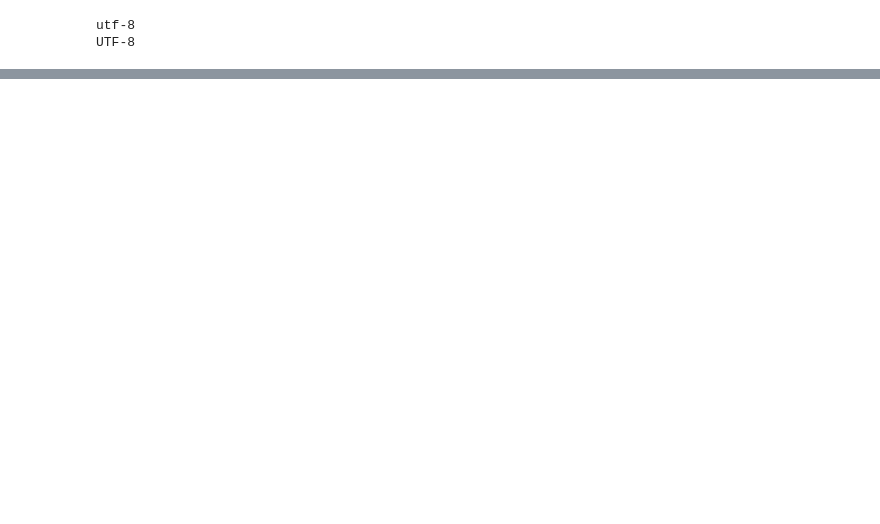
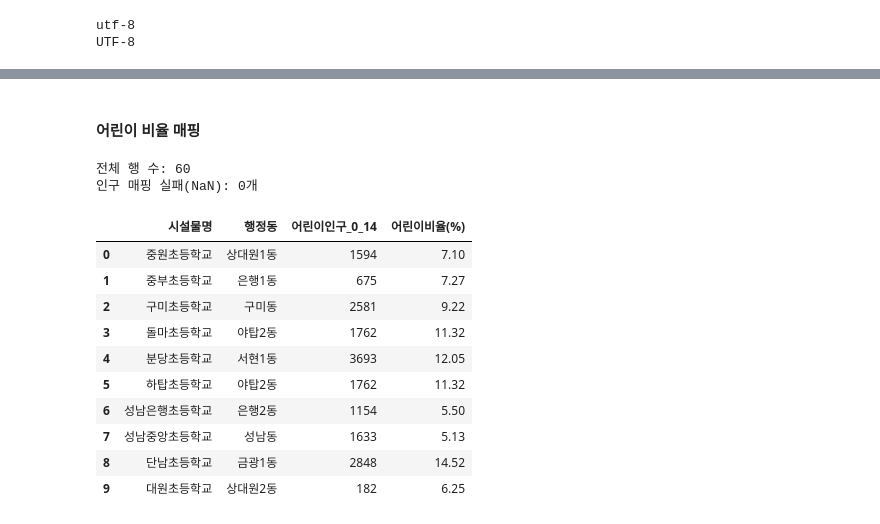
Before and after one commit to jimena1lee/1stProject_MSAI09, a Jupyter notebook: Preprocessing/preprocessing.ipynb, the cells around one changed output, grey strips where cells are left out. Drawn from its saved outputs; the diff is of its cells as text; code cells hidden in the pictures; blank space fills up the shorter version.

```diff
--- a/Preprocessing/preprocessing.ipynb
+++ b/Preprocessing/preprocessing.ipynb
@@ -1248,0 +1274,35 @@ UnicodeEncodeError: 'latin-1' codec can't encode characters in position 8-10: or
+# %% [markdown]
+#### 어린이 비율 매핑
+# %%
+# facility_accident의 '행정동' ↔ child_population의 '동명' 으로 left join
+# how='left'로 스쿨존 60개 기준을 유지합니다
+
+df_merged = pd.merge(
+    facility_accident,
+    child_population,
+    left_on='행정동',
+    right_on='동명',
+    how='left'
+)
+
+# 중복 컬럼 정리
+df_merged = df_merged.drop(columns=['동명', '구명'])
+
+# 결과 확인
+print(f"전체 행 수: {len(df_merged)}")
+print(f"인구 매핑 실패(NaN): {df_merged['어린이인구_0_14'].isna().sum()}개")
+df_merged[['시설물명', '행정동', '어린이인구_0_14', '어린이비율(%)']].head(10)
+# %% [output]
+전체 행 수: 60
+인구 매핑 실패(NaN): 0개
+|  | 시설물명 | 행정동 | 어린이인구_0_14 | 어린이비율(%) |
+| 0 | 중원초등학교 | 상대원1동 | 1594 | 7.10 |
+| 1 | 중부초등학교 | 은행1동 | 675 | 7.27 |
+| 2 | 구미초등학교 | 구미동 | 2581 | 9.22 |
+| 3 | 돌마초등학교 | 야탑2동 | 1762 | 11.32 |
+| 4 | 분당초등학교 | 서현1동 | 3693 | 12.05 |
+| 5 | 하탑초등학교 | 야탑2동 | 1762 | 11.32 |
+| 6 | 성남은행초등학교 | 은행2동 | 1154 | 5.50 |
+| 7 | 성남중앙초등학교 | 성남동 | 1633 | 5.13 |
+| 8 | 단남초등학교 | 금광1동 | 2848 | 14.52 |
+| 9 | 대원초등학교 | 상대원2동 | 182 | 6.25 |
```
Also changed, not shown: parts of 17 cells of this notebook, 13 other files.
